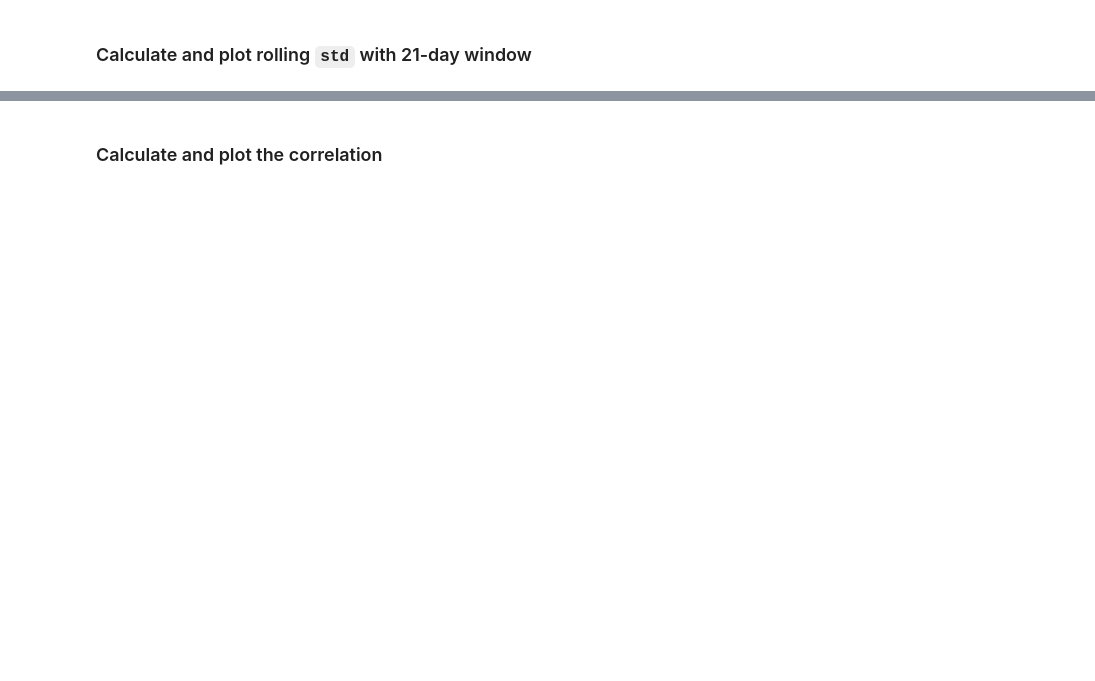
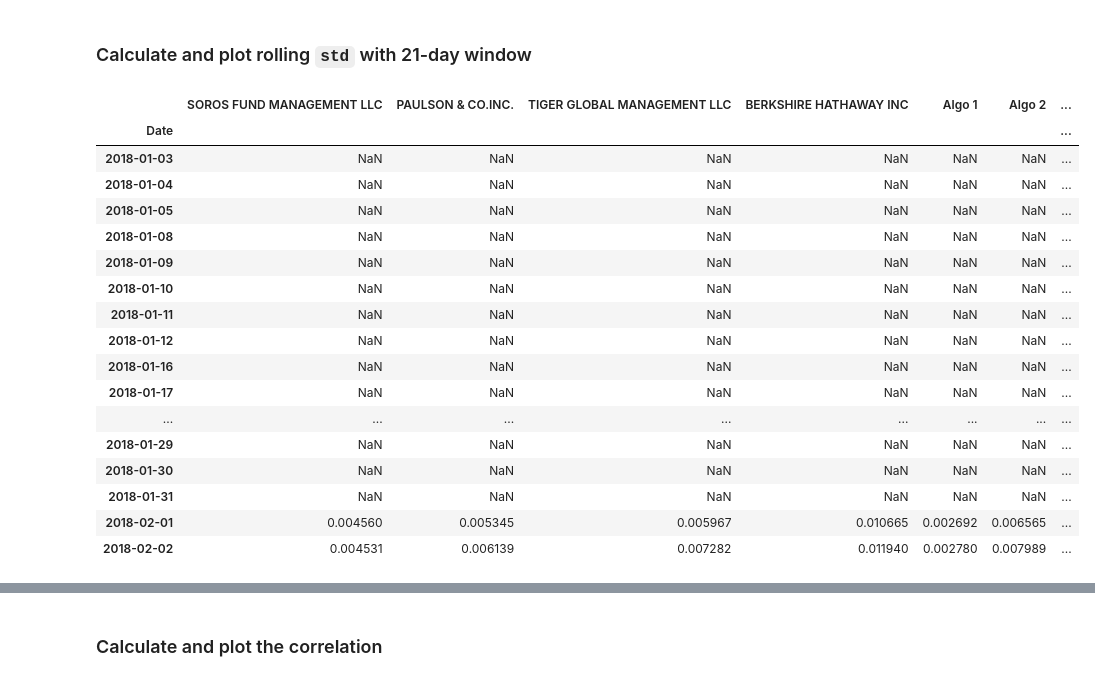
Before and after one commit to terabyte79/pandas_homework, a Jupyter notebook: whale_analysis.ipynb, the cells around one changed output, grey strips where cells are left out. Saved outputs shown, nothing was run; the diff lists cells and outputs as text; code cells hidden in the pictures; blank space fills up the shorter version.

```diff
--- a/whale_analysis.ipynb
+++ b/whale_analysis.ipynb
@@ -502,5 +640,24 @@ weights = [1/3, 1/3, 1/3]
 ### Calculate and plot rolling `std` with 21-day window
 # %%
 # Calculate rolling standard deviation
-
-# Plot rolling standard deviation
+final_combined_df_21 = final_combined_df.rolling(window=21).std()
+final_combined_df_21.head(22)
+# %% [output]
+|  | SOROS FUND MANAGEMENT LLC | PAULSON & CO.INC. | TIGER GLOBAL MANAGEMENT LLC | BERKSHIRE HATHAWAY INC | Algo 1 | Algo 2 | ... |
+| Date |  |  |  |  |  |  | ... |
+| 2018-01-03 | NaN | NaN | NaN | NaN | NaN | NaN | ... |
+| 2018-01-04 | NaN | NaN | NaN | NaN | NaN | NaN | ... |
+| 2018-01-05 | NaN | NaN | NaN | NaN | NaN | NaN | ... |
+| 2018-01-08 | NaN | NaN | NaN | NaN | NaN | NaN | ... |
+| 2018-01-09 | NaN | NaN | NaN | NaN | NaN | NaN | ... |
+| 2018-01-10 | NaN | NaN | NaN | NaN | NaN | NaN | ... |
+| 2018-01-11 | NaN | NaN | NaN | NaN | NaN | NaN | ... |
+| 2018-01-12 | NaN | NaN | NaN | NaN | NaN | NaN | ... |
+| 2018-01-16 | NaN | NaN | NaN | NaN | NaN | NaN | ... |
+| 2018-01-17 | NaN | NaN | NaN | NaN | NaN | NaN | ... |
+| ... | ... | ... | ... | ... | ... | ... | ... |
+| 2018-01-29 | NaN | NaN | NaN | NaN | NaN | NaN | ... |
+| 2018-01-30 | NaN | NaN | NaN | NaN | NaN | NaN | ... |
+| 2018-01-31 | NaN | NaN | NaN | NaN | NaN | NaN | ... |
+| 2018-02-01 | 0.004560 | 0.005345 | 0.005967 | 0.010665 | 0.002692 | 0.006565 | ... |
+| 2018-02-02 | 0.004531 | 0.006139 | 0.007282 | 0.011940 | 0.002780 | 0.007989 | ... |
```
Also changed, not shown: parts of 29 cells of this notebook, 1 other file.
